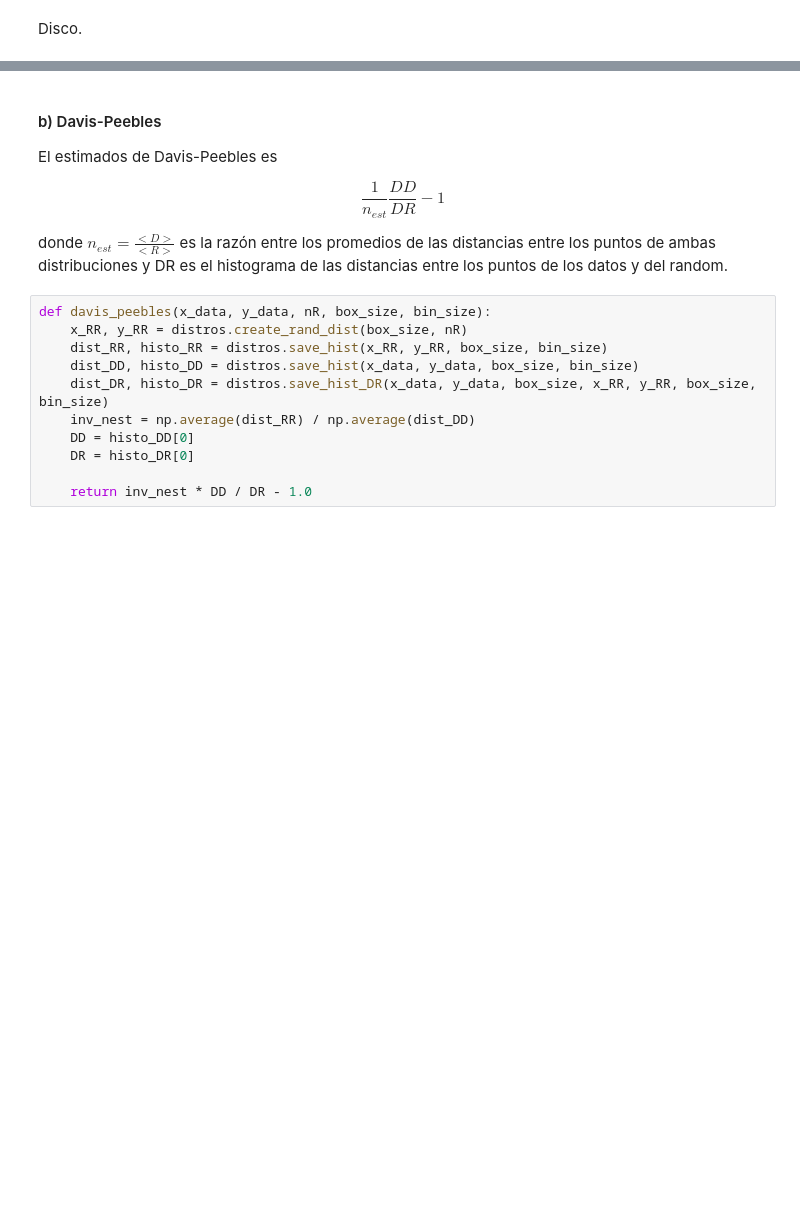
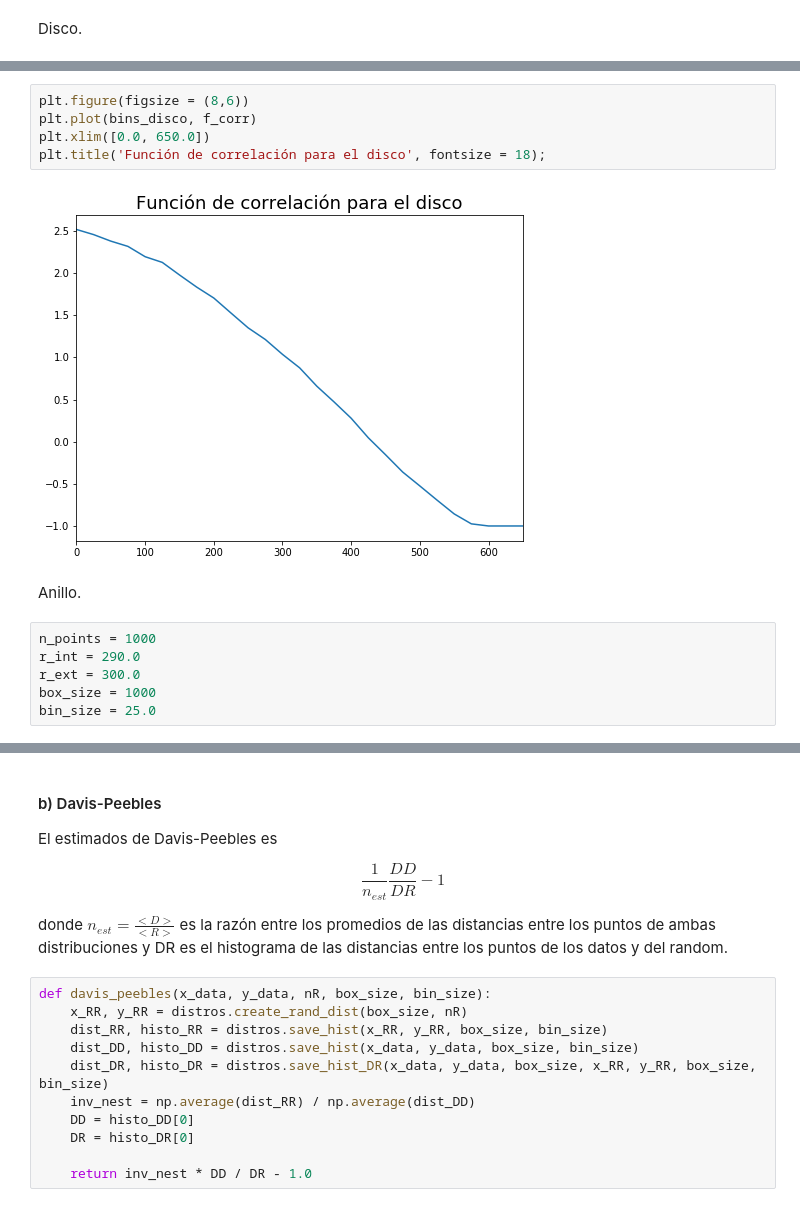
Before and after one commit to CosmoStats/cosmostats2018-Pagutri, a Jupyter notebook: 2daParte/Ejercicio2/parte3.ipynb, the cells around one changed output, grey strips where cells are left out. Cells and saved outputs as stored; diff of their text form; blank space fills up the shorter version.

Commit message:
Avancé hasta anillo

```diff
--- a/2daParte/Ejercicio2/parte3.ipynb
+++ b/2daParte/Ejercicio2/parte3.ipynb
@@ -83,0 +84,15 @@ Misma historia. $10^8$ distancias. Creo que voy a tener que paralelizar o buscar
+# %%
+plt.figure(figsize = (8,6))
+plt.plot(bins_disco, f_corr)
+plt.xlim([0.0, 650.0])
+plt.title('Función de correlación para el disco', fontsize = 18);
+# %% [output]
+[figure, added]
+# %% [markdown]
+Anillo.
+# %%
+n_points = 1000
+r_int = 290.0
+r_ext = 300.0
+box_size = 1000
+bin_size = 25.0
```
Also changed, not shown: parts of 13 cells of this notebook, 1 other file.
